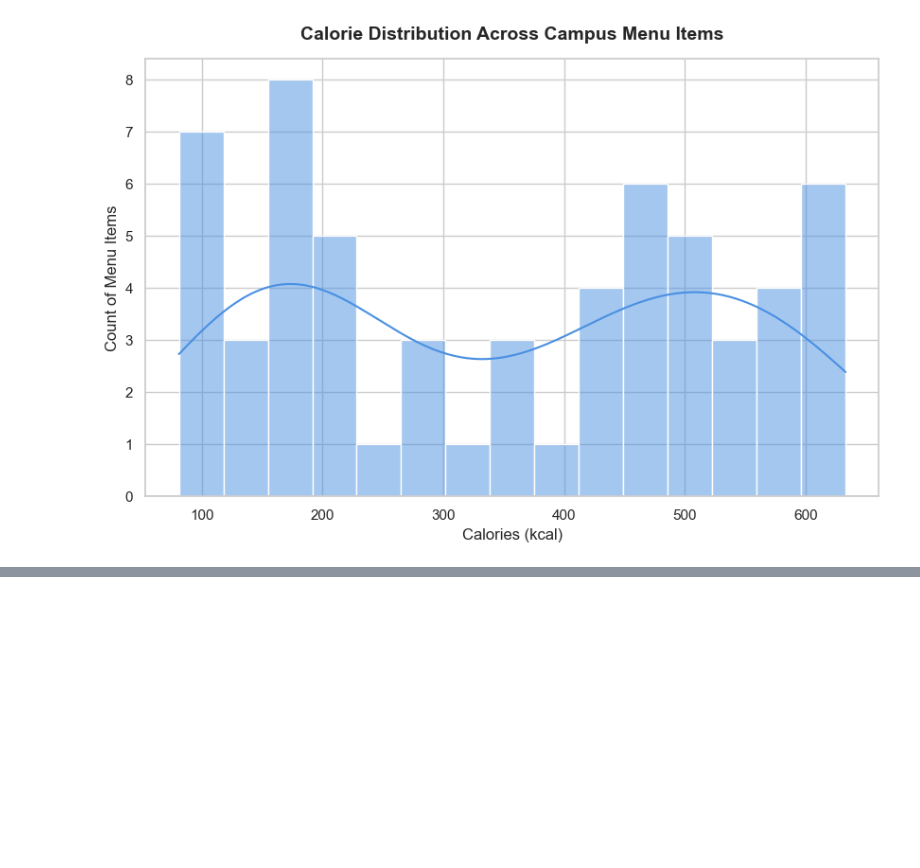
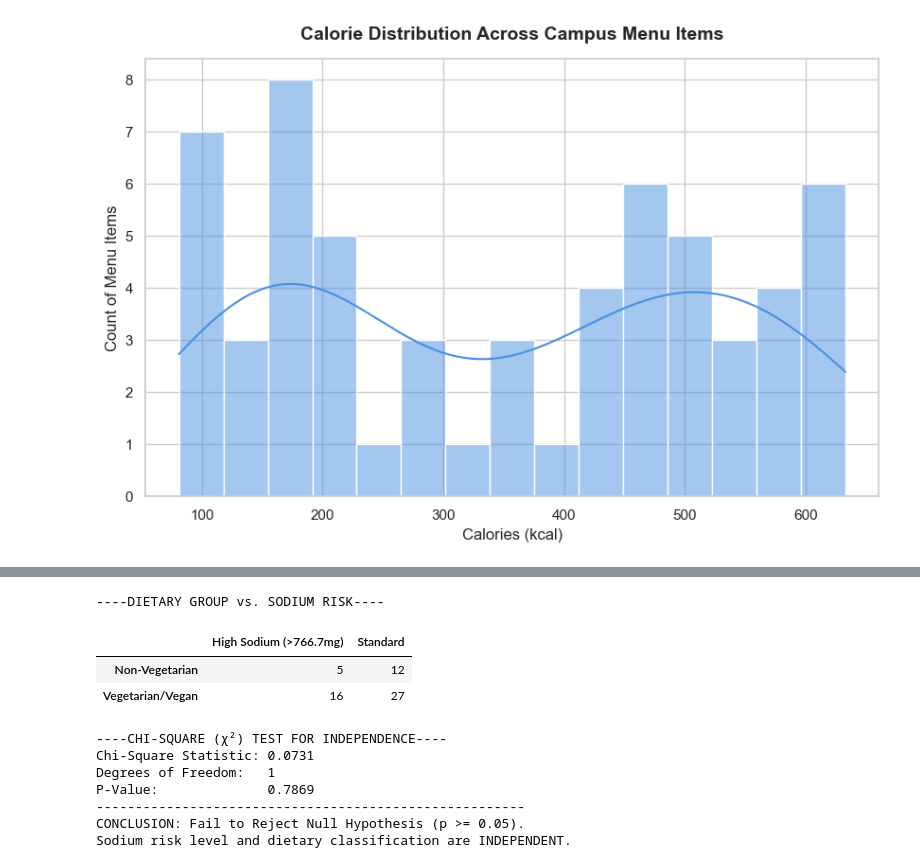
Before and after one commit to LeoFlores0/campus-nutrition-research-project, a Jupyter notebook: analysis.ipynb, the cells around one changed output, grey strips where cells are left out. Drawn from its saved outputs; the diff is of its cells as text; code cells hidden in the pictures; blank space fills up the shorter version.

```diff
--- a/analysis.ipynb
+++ b/analysis.ipynb
@@ -294,0 +330,38 @@ plt.show()
+# %%
+MEAL_SODIUM_BENCHMARK = 766.7
+df['sodium_risk'] = np.where(df['sodium_mg'] > MEAL_SODIUM_BENCHMARK, 'High Sodium (>766.7mg)', 'Standard')
+
+contingency_table = pd.crosstab(
+    df['is_veg'].map({True: 'Vegetarian/Vegan', False: 'Non-Vegetarian'}),
+    df['sodium_risk']
+)
+contingency_table = contingency_table.rename_axis(index=None, columns=None)
+print("----DIETARY GROUP vs. SODIUM RISK----")
+display(contingency_table)
+
+chi2_stat, p_val_chi2, dof, expected = stats.chi2_contingency(contingency_table)
+
+print("----CHI-SQUARE (χ²) TEST FOR INDEPENDENCE----")
+print(f"Chi-Square Statistic: {chi2_stat:.4f}")
+print(f"Degrees of Freedom:   {dof}")
+print(f"P-Value:              {p_val_chi2:.4f}")
+print("-" * 55)
+
+if p_val_chi2 < alpha:
+    print(f"CONCLUSION: Reject Null Hypothesis (p < {alpha}).")
+    print("Sodium risk level DEPENDS on dietary classification (statistically linked).")
+else:
+    print(f"CONCLUSION: Fail to Reject Null Hypothesis (p >= {alpha}).")
+    print("Sodium risk level and dietary classification are INDEPENDENT.")
+# %% [output]
+----DIETARY GROUP vs. SODIUM RISK----
+|  | High Sodium (>766.7mg) | Standard |
+| Non-Vegetarian | 5 | 12 |
+| Vegetarian/Vegan | 16 | 27 |
+----CHI-SQUARE (χ²) TEST FOR INDEPENDENCE----
+Chi-Square Statistic: 0.0731
+Degrees of Freedom:   1
+P-Value:              0.7869
+-------------------------------------------------------
+CONCLUSION: Fail to Reject Null Hypothesis (p >= 0.05).
+Sodium risk level and dietary classification are INDEPENDENT.
```
Also changed, not shown: parts of 4 cells of this notebook.
